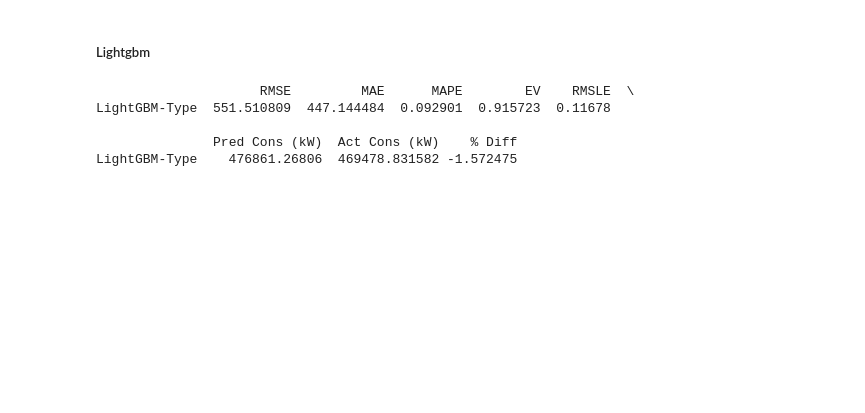
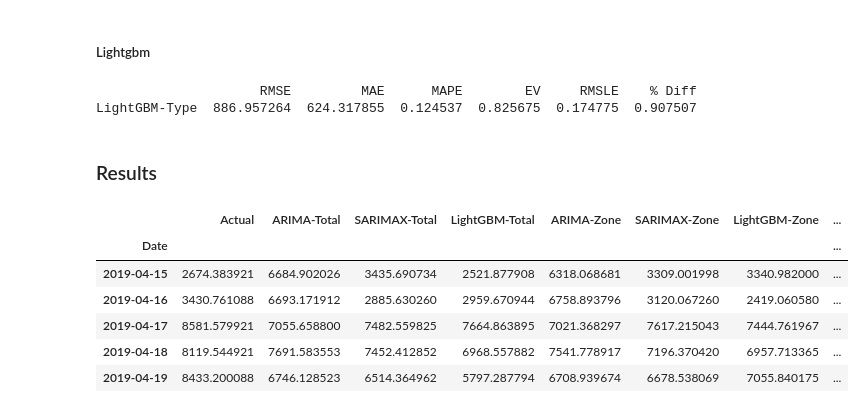
Before and after one commit to CyrilleSmid/load-prediction-research-notebook, a Jupyter notebook: load-prediction-research.ipynb, the cells around one changed output. Cells and saved outputs as stored; diff of their text form; code cells hidden in the pictures; blank space fills up the shorter version.

Commit message:
Adding final results

```diff
--- a/load-prediction-research.ipynb
+++ b/load-prediction-research.ipynb
@@ -764,13 +899,16 @@ predictions.columns = predictions.columns.map(str)
-# %%
-model_stats_df=get_prediction_stats(total_prediction['Load'], total_prediction['LGBMRegressor'], 'LightGBM-Type')
-stats = stats.append(model_stats_df)
-print(model_stats_df)
-fig = px.line(total_prediction)
-mark_days_on_plot(fig, off_days)
-# %% [output]
-                     RMSE         MAE      MAPE        EV    RMSLE  \
-LightGBM-Type  551.510809  447.144484  0.092901  0.915723  0.11678
-
-               Pred Cons (kW)  Act Cons (kW)    % Diff
-LightGBM-Type    476861.26806  469478.831582 -1.572475
+# %%
+model_stats_df = get_prediction_stats(predictions_df["Actual"], predictions_df["LightGBM-Type"], 'LightGBM-Type')
+stats = stats.append(model_stats_df)
+
+fig = px.line(predictions_df[["Actual", "LightGBM-Type"]])
+fig.update_layout(xaxis_title="Дата",
+                  yaxis_title="Потребление (Вт⋅ч)",
+                  legend_title=None)
+fig.update_xaxes(dtick="M1", tickformat="%m-%Y")
+
+print(model_stats_df)
+mark_days_on_plot(fig, off_days)
+# %% [output]
+                     RMSE         MAE      MAPE        EV     RMSLE    % Diff
+LightGBM-Type  886.957264  624.317855  0.124537  0.825675  0.174775  0.907507
 # %%
@@ -796,3 +934,16 @@ fig.update_layout(plot_bgcolor='#F8F0E3',
 fig.update_xaxes(showline=False, linewidth=2, gridcolor='#D5D2DA', zerolinecolor='#D5D2DA')
 fig.update_yaxes(showline=False, linewidth=2, gridcolor='#D5D2DA', zerolinecolor='#D5D2DA')
 mark_days_on_plot(fig, off_days)
+# %% [markdown]
+### Results
+# %%
+predictions_df = pd.read_csv('results/results_all_btft.csv', parse_dates=['Date']).set_index('Date')
+predictions_df.head()
+# %% [output]
+|  | Actual | ARIMA-Total | SARIMAX-Total | LightGBM-Total | ARIMA-Zone | SARIMAX-Zone | LightGBM-Zone | ... |
+| Date |  |  |  |  |  |  |  | ... |
+| 2019-04-15 | 2674.383921 | 6684.902026 | 3435.690734 | 2521.877908 | 6318.068681 | 3309.001998 | 3340.982000 | ... |
+| 2019-04-16 | 3430.761088 | 6693.171912 | 2885.630260 | 2959.670944 | 6758.893796 | 3120.067260 | 2419.060580 | ... |
+| 2019-04-17 | 8581.579921 | 7055.658800 | 7482.559825 | 7664.863895 | 7021.368297 | 7617.215043 | 7444.761967 | ... |
+| 2019-04-18 | 8119.544921 | 7691.583553 | 7452.412852 | 6968.557882 | 7541.778917 | 7196.370420 | 6957.713365 | ... |
+| 2019-04-19 | 8433.200088 | 6746.128523 | 6514.364962 | 5797.287794 | 6708.939674 | 6678.538069 | 7055.840175 | ... |
```
Also changed, not shown: parts of 59 cells of this notebook, 9 other files.
